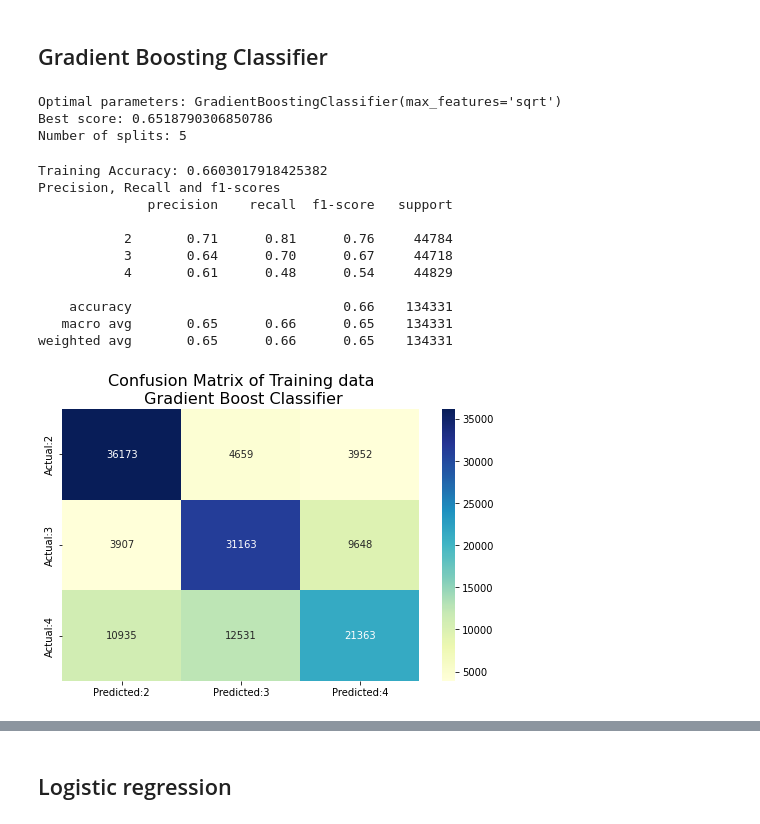
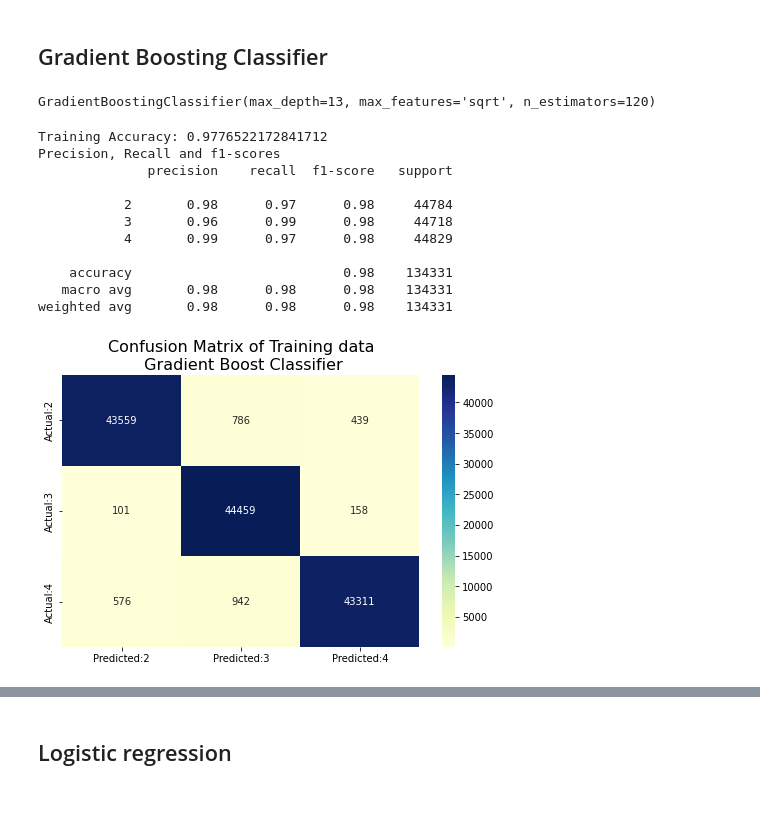
Before and after one commit to Utsav-Patel/USA-Accidents-Severity-Predictions, a Jupyter notebook: Data Exploration.ipynb, the cells around one changed output, grey strips where cells are left out. Saved outputs shown, nothing was run; the diff lists cells and outputs as text; code cells hidden in the pictures.

```diff
--- a/Data Exploration.ipynb
+++ b/Data Exploration.ipynb
@@ -898,34 +884,26 @@ weighted avg       0.61      0.62      0.62      2742
 [figure]
 # %% [markdown]
 ## Gradient Boosting Classifier
-# %%
-gradient_boost_classifier = GradientBoostingClassifier()
-grid = {'n_estimators': np.arange(70, 120, 1),
-        'max_depth': np.arange(2, 20, 1),
-#         'loss': ['deviance', 'exponential'],
-        'max_features': ['sqrt', 'log2']}
-rscv_gbc = RandomizedSearchCV(gradient_boost_classifier, grid, n_iter=50, cv=5, n_jobs=8, scoring='f1_weighted')
-rscv_gbc.fit(X_train, y_train)
-# %%
-print_things_about_estimators(rscv_gbc)
-# %% [output]
-Optimal parameters: GradientBoostingClassifier(max_features='sqrt')
-Best score: 0.6518790306850786
-Number of splits: 5
+# %%
+# Gradient Boosting Classifier
+gradient_boost_classifier = GradientBoostingClassifier(max_features='sqrt', max_depth=13, n_estimators=120)
+gradient_boost_classifier.fit(X_train, y_train)
+# %% [output]
+GradientBoostingClassifier(max_depth=13, max_features='sqrt', n_estimators=120)
 # %%
-print_matrix_plot_confusion_matrix(rscv_gbc.best_estimator_, X_train, y_train,
+print_matrix_plot_confusion_matrix(gradient_boost_classifier, X_train, y_train,
                                    "Confusion Matrix of Training data\n Gradient Boost Classifier", "Training")
 # %% [output]
-Training Accuracy: 0.6603017918425382
+Training Accuracy: 0.9776522172841712
 Precision, Recall and f1-scores
               precision    recall  f1-score   support
 
-           2       0.71      0.81      0.76     44784
-           3       0.64      0.70      0.67     44718
-           4       0.61      0.48      0.54     44829
+           2       0.98      0.97      0.98     44784
+           3       0.96      0.99      0.98     44718
+           4       0.99      0.97      0.98     44829
 
-    accuracy                           0.66    134331
-   macro avg       0.65      0.66      0.65    134331
-weighted avg       0.65      0.66      0.65    134331
+    accuracy                           0.98    134331
+   macro avg       0.98      0.98      0.98    134331
+weighted avg       0.98      0.98      0.98    134331
-[figure, old version]
+[figure, new version]
 # %%
```
Also changed, not shown: parts of 55 cells of this notebook.
